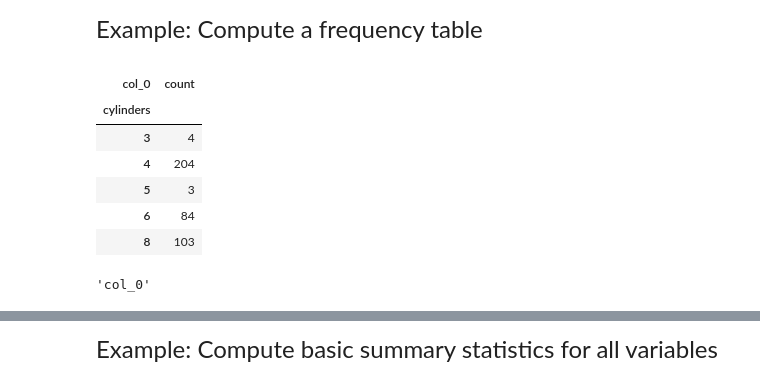
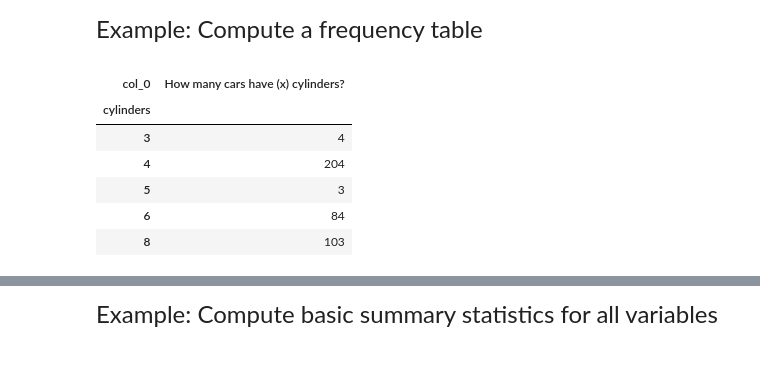
Before and after one commit to mtroilo/qtm151_fall_2023, a Jupyter notebook: lecture_01/Lecture1.ipynb, the cells around one changed output, grey strips where cells are left out. Cells and saved outputs as stored; diff of their text form; code cells hidden in the pictures.

```diff
--- a/lecture_01/Lecture1.ipynb
+++ b/lecture_01/Lecture1.ipynb
@@ -194,19 +187,14 @@ Example: Compute a frequency table
 # %%
 # crosstab counts how many rows fall into categories
 # "index" is the category
 # "columns" is a custom title
 
-table = pd.crosstab(index = carfeatures['cylinders'],columns = "count")
-table
+pd.crosstab(index = carfeatures['cylinders'],columns = "How many cars have (x) cylinders?")
 # %% [output]
-| col_0 | count |
+| col_0 | How many cars have (x) cylinders? |
 | cylinders |  |
 | 3 | 4 |
 | 4 | 204 |
 | 5 | 3 |
 | 6 | 84 |
 | 8 | 103 |
-# %%
-table.columns.name
-# %% [output]
-'col_0'
```
Also changed, not shown: parts of 16 cells of this notebook.
